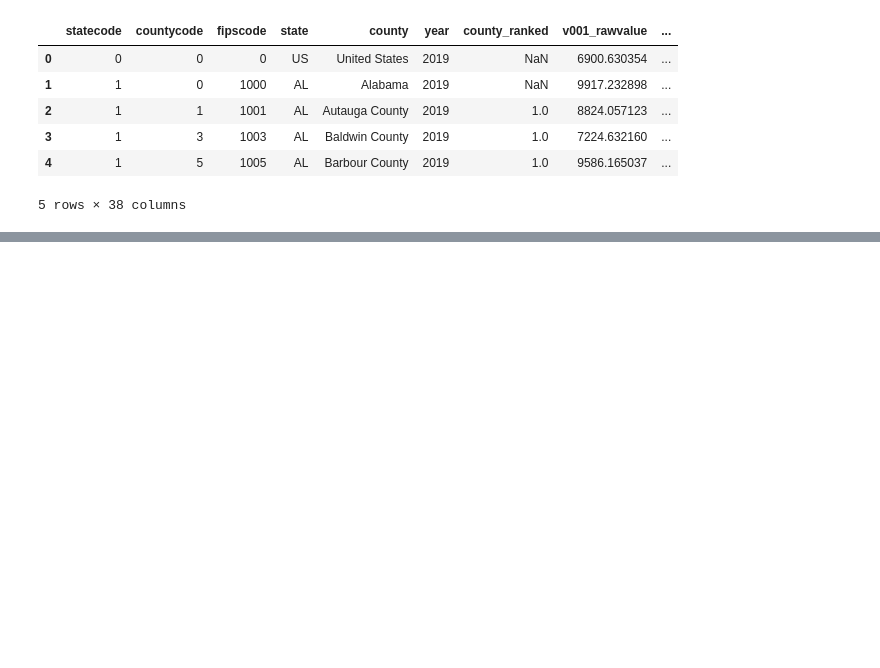
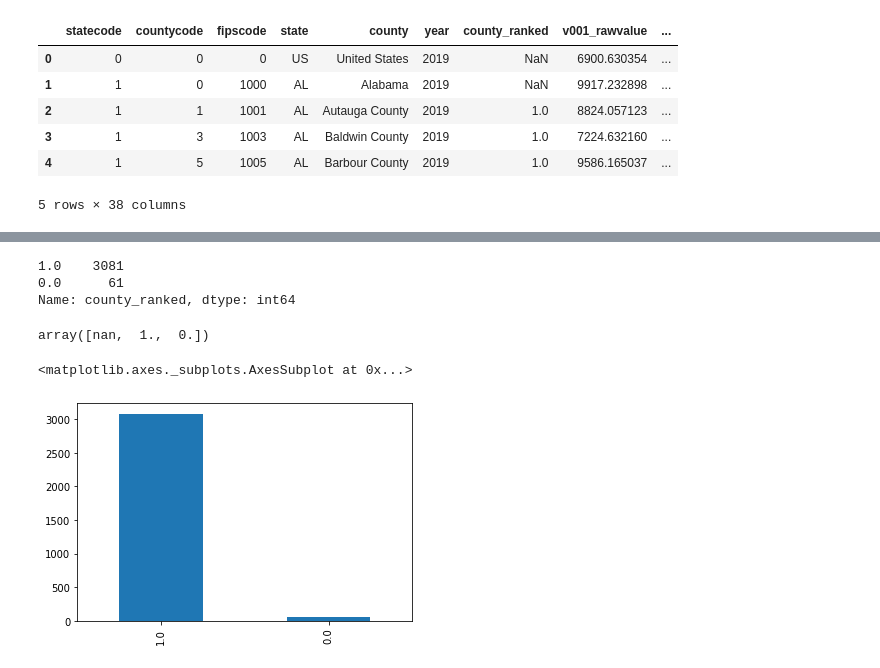
Before and after one commit to jankomah/Predicting_Life_Expectancy, a Jupyter notebook: 01.Josh_CleaningNotebook.ipynb, the cells around one changed output, grey strips where cells are left out. Cells and saved outputs as stored; diff of their text form; code cells hidden in the pictures; blank space fills up the shorter version.

```diff
--- a/01.Josh_CleaningNotebook.ipynb
+++ b/01.Josh_CleaningNotebook.ipynb
@@ -146,5 +146,8 @@ Cleaned Credit Card Default Data - rows: 3194 columns: 38
 # %%
-
+"""Check for all duplicates in the Dataframe
+   if there are any in the dataframe , remove them ,
+   else if there are no duplicates,
+   print there arent any duplicates in the dataframe"""
 
 def check_duplicates(df):
     if df.duplicated().sum():
@@ -167,14 +170,15 @@ def create_column_dict(path):
     within the descriptive column names.
     Returns the dictionary.
     """
-    # read in the first two rows
+
+    """read in the first two rows"""
     columns = pd.read_csv(path, nrows=1)
-    # create the dictionary
+    """create the dictionary"""
     columns_dict = columns.iloc[0, 7:].to_dict()
-    # swap the keys and values while also removing capitalizations
+    """swap the keys and values while also removing capitalizations"""
     columns_dict = dict([(value, key.lower())
                          for key, value in columns_dict.items()])
-    # loop through the dictionary to make various string replacements
+    """loop through the dictionary to make various string replacements"""
     str_replace_list = [(' - ', '_'),
                         (' ', '_'),
                         ('-', '_'),
@@ -210,3 +214,14 @@ def count_null_df(df):
     count_null_df.rename(columns={'index': 'column'},
                        inplace=True)
     return count_null_df
+
+
+new_col = [col.lower() for x in df.columns]
+df.columns = new_col
+# %%
+# generating a dictionary with the raw column names and more interpretable names
+"""path is where i stored the csv file in notebook in the intial part of the notebook"""
+columns_dict = create_column_dict(path)
+
+# renaming the columns to be more interpretable
+df_new.rename(columns=columns_dict, inplace=True)
@@ -212,0 +248,15 @@ def count_null_df(df):
+# %%
+df_new.county_ranked.value_counts()
+# %% [output]
+1.0    3081
+0.0      61
+Name: county_ranked, dtype: int64
+# %%
+df_new['county_ranked'].unique()
+# %% [output]
+array([nan,  1.,  0.])
+# %%
+df_new.county_ranked.value_counts().plot(kind = 'bar')
+# %% [output]
+<matplotlib.axes._subplots.AxesSubplot at 0x...>
+[figure, added]
```
Also changed, not shown: parts of 10 cells of this notebook.
